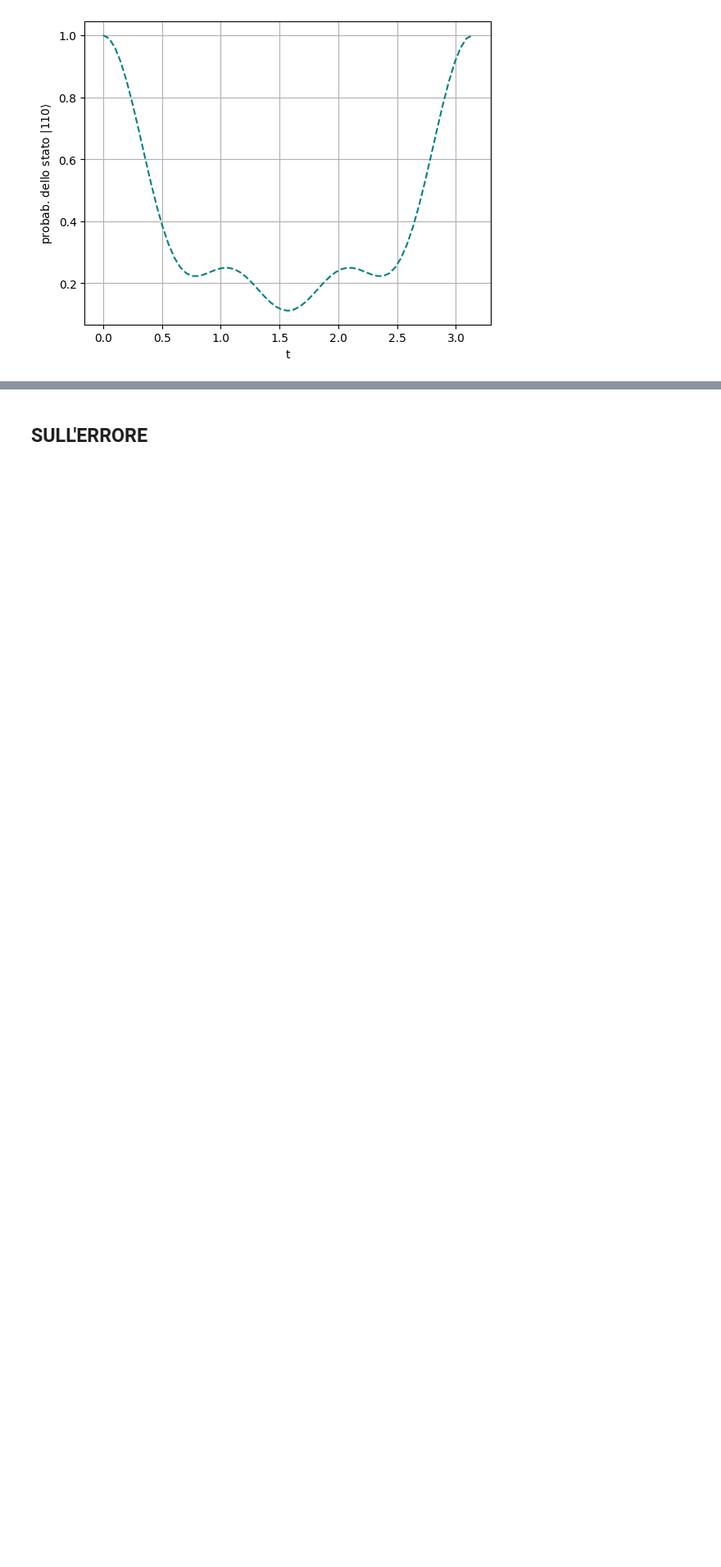
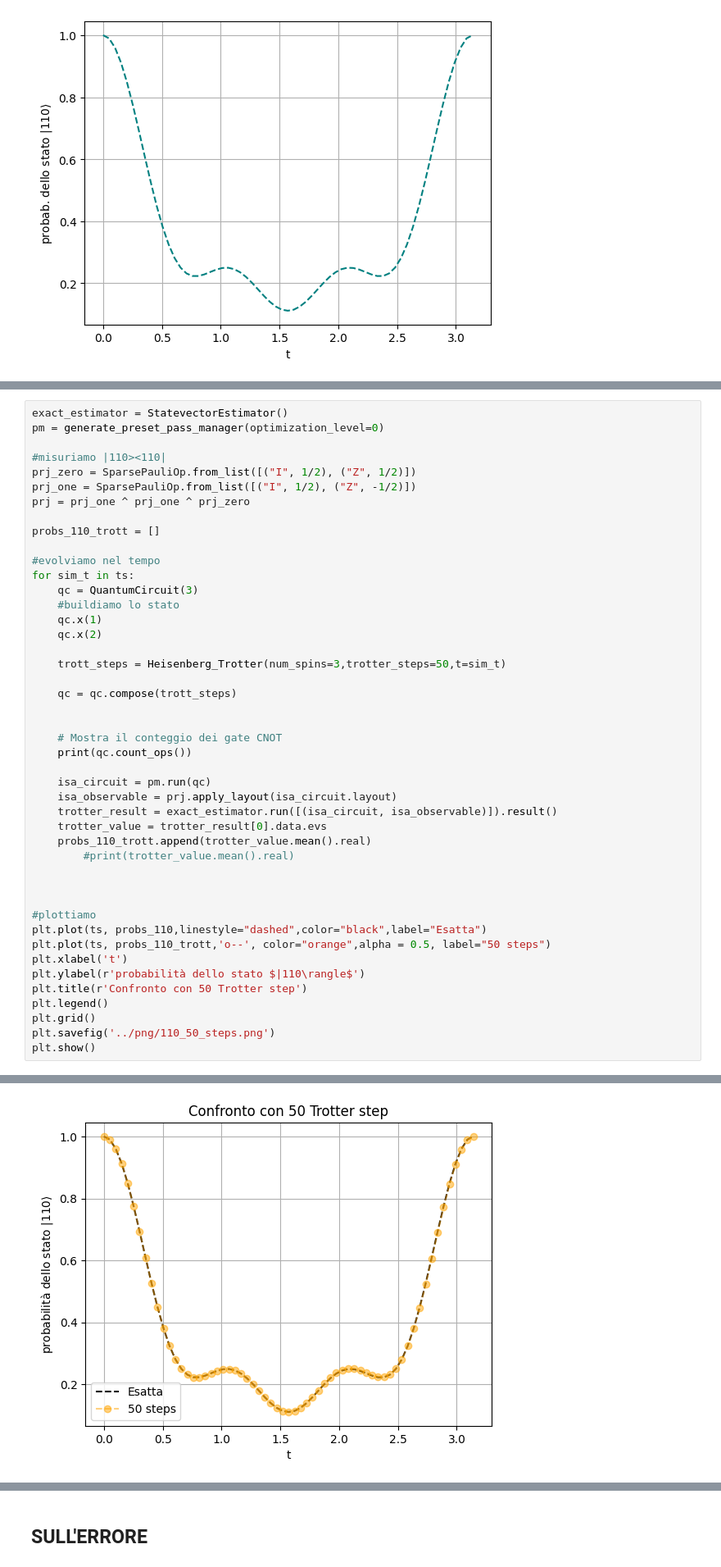
Before and after one commit to qismib/TETrIs, a Jupyter notebook: notebooks/first_exercise.ipynb, the cells around one changed output, grey strips where cells are left out. Shown at 82% size. Saved outputs shown, nothing was run; the diff lists cells and outputs as text; blank space fills up the shorter version.

```diff
--- a/notebooks/first_exercise.ipynb
+++ b/notebooks/first_exercise.ipynb
@@ -438,0 +438,46 @@ ValueError: x and y must have same first dimension, but have shapes (63,) and (1
+# %%
+exact_estimator = StatevectorEstimator()
+pm = generate_preset_pass_manager(optimization_level=0)
+
+#misuriamo |110><110|
+prj_zero = SparsePauliOp.from_list([("I", 1/2), ("Z", 1/2)])
+prj_one = SparsePauliOp.from_list([("I", 1/2), ("Z", -1/2)])
+prj = prj_one ^ prj_one ^ prj_zero
+
+probs_110_trott = []
+
+#evolviamo nel tempo
+for sim_t in ts:
+    qc = QuantumCircuit(3)
+    #buildiamo lo stato
+    qc.x(1)
+    qc.x(2)
+
+    trott_steps = Heisenberg_Trotter(num_spins=3,trotter_steps=50,t=sim_t)
+
+    qc = qc.compose(trott_steps)
+
+
+    # Mostra il conteggio dei gate CNOT
+    print(qc.count_ops())
+
+    isa_circuit = pm.run(qc)
+    isa_observable = prj.apply_layout(isa_circuit.layout)
+    trotter_result = exact_estimator.run([(isa_circuit, isa_observable)]).result()
+    trotter_value = trotter_result[0].data.evs
+    probs_110_trott.append(trotter_value.mean().real)
+        #print(trotter_value.mean().real)
+
+
+
+#plottiamo
+plt.plot(ts, probs_110,linestyle="dashed",color="black",label="Esatta")
+plt.plot(ts, probs_110_trott,'o--', color="orange",alpha = 0.5, label="50 steps")
+plt.xlabel('t')
+plt.ylabel(r'probabilità dello stato $|110\rangle$')
+plt.title(r'Confronto con 50 Trotter step')
+plt.legend()
+plt.grid()
+plt.savefig('../png/110_50_steps.png')
+plt.show()
+# %% [output]
@@ -439 +501,2 @@ ValueError: x and y must have same first dimension, but have shapes (63,) and (1
+[figure, added]
 # %%
```
Also changed, not shown: parts of 6 cells of this notebook, 6 other files.
